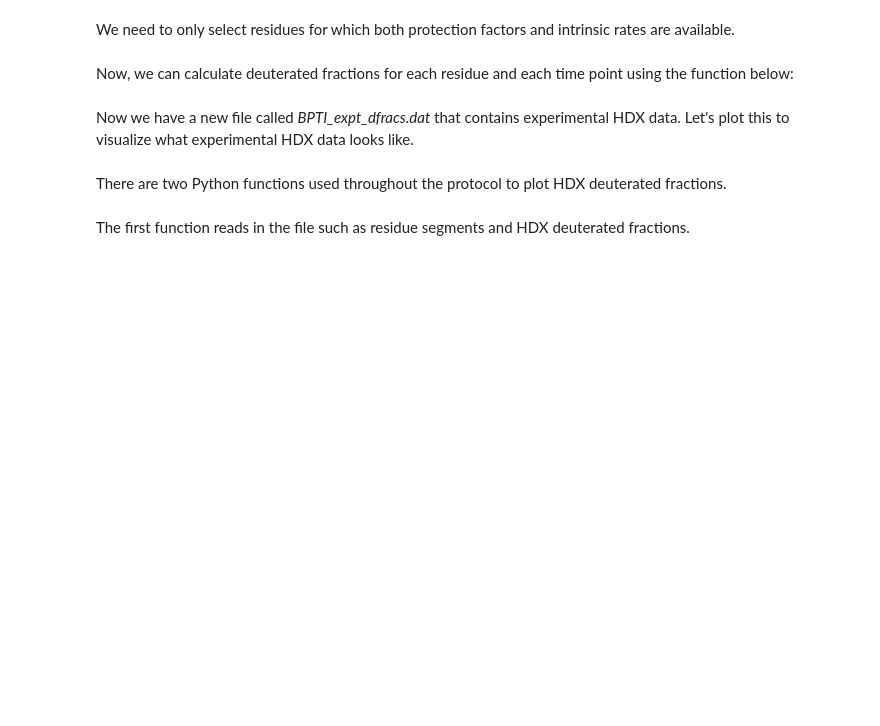
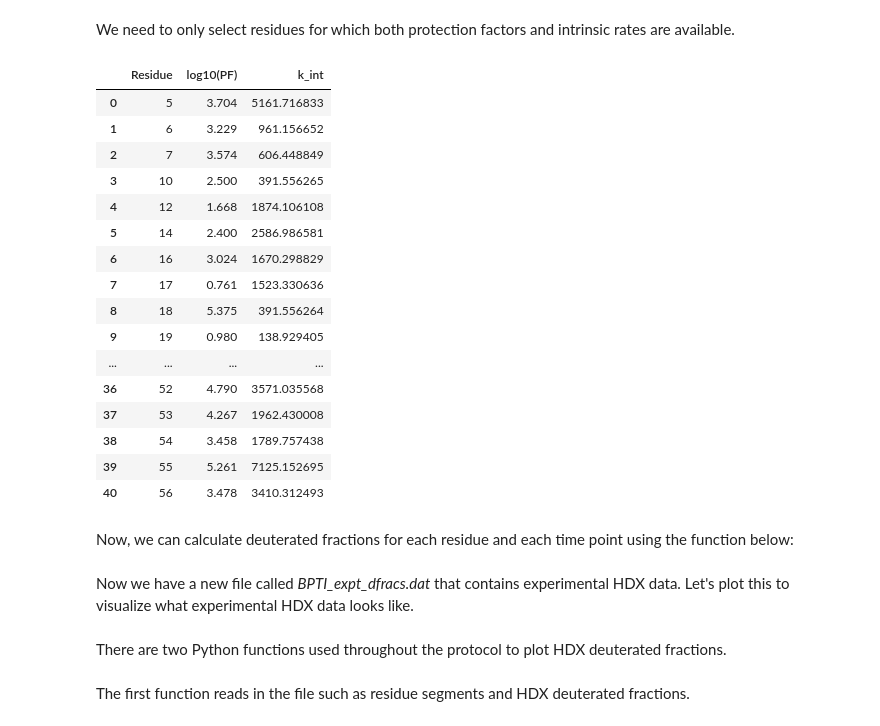
Before and after one commit to Lucy-Forrest-Lab/HDXer, a Jupyter notebook: protocol/notebooks/01_data_prep.ipynb, the cells around one changed output. Cells and saved outputs as stored; diff of their text form; code cells hidden in the pictures; blank space fills up the shorter version.

```diff
--- a/protocol/notebooks/01_data_prep.ipynb
+++ b/protocol/notebooks/01_data_prep.ipynb
@@ -85,7 +81,7 @@ mkdir $BPTI_PATH/expt_data
 The experimental HDX data for BPTI were first reported (in the articles above by Woodward and coworkers) as observed H-D exchange rate constants for each amide, measured by NMR. However, rate constants for individual residues were variously measured at different temperatures and pD values. Persson & Halle converted the observed rate constants to equivalent temperature and pH measurements, and then reported the same data as an experimental 'protection factor' for each residue. The protection factor (PF) is a unitless constant that describes the extent to which a residue's _intrinsic_ rate of exchange is modulated by the structure and dynamics of its environment. **HDXer** requires input experimental data formatted as peptide-segment deuterated fractions at given points in time, as this is the more frequent experimental observable from HDX-MS experiments. We must therefore convert these experimental protection factors to HDX deuterated fractions at given points in time. Let's first open and look at the original data.
 # %%
 # Load experimental protection factors
-expt_data = pd.read_csv(os.path.expandvars('$HDXER_PATH/protocol/expt_data/BPTI_expt_PFs.dat'),
+expt_data = pd.read_csv(os.path.expandvars('$HDXER_PATH/protocol/BPTI/BPTI_expt_data/BPTI_expt_PFs.dat'),
                         sep='\s+', skiprows=[0], header=None, names=['Residue', 'log10(PF)'])
 # %% [markdown]
 We can see how the experimental data is structured by looking at the first five rows. The first column is the residue number and the second column is the corresponding protection factor.
@@ -109,6 +123,5 @@ The intrinsic rate constants for each residue in BPTI depend upon the neighborin
 For now, let's read the intrinsic rates file, directly as one of the **calc_hdx.py** output files, and use it to calculate deuterated fractions.
 # %%
 # Load intrinsic rates
-rates = pd.read_csv(os.path.expandvars('$HDXER_PATH/protocol/calc_hdx/BPTI_Intrinsic_rates.dat'),
+rates = pd.read_csv(os.path.expandvars('$HDXER_PATH/protocol/BPTI/BPTI_calc_hdx/BPTI_Intrinsic_rates.dat'),
                     sep='\s+', skiprows=[0], header=None, names=['Residue', 'k_int'])
-rates.head()
@@ -120,3 +152,23 @@ expt_data.head()
+# %%
+expt_data
+# %% [output]
+|  | Residue | log10(PF) | k_int |
+| 0 | 5 | 3.704 | 5161.716833 |
+| 1 | 6 | 3.229 | 961.156652 |
+| 2 | 7 | 3.574 | 606.448849 |
+| 3 | 10 | 2.500 | 391.556265 |
+| 4 | 12 | 1.668 | 1874.106108 |
+| 5 | 14 | 2.400 | 2586.986581 |
+| 6 | 16 | 3.024 | 1670.298829 |
+| 7 | 17 | 0.761 | 1523.330636 |
+| 8 | 18 | 5.375 | 391.556264 |
+| 9 | 19 | 0.980 | 138.929405 |
+| ... | ... | ... | ... |
+| 36 | 52 | 4.790 | 3571.035568 |
+| 37 | 53 | 4.267 | 1962.430008 |
+| 38 | 54 | 3.458 | 1789.757438 |
+| 39 | 55 | 5.261 | 7125.152695 |
+| 40 | 56 | 3.478 | 3410.312493 |
 # %% [markdown]
 Now, we can calculate deuterated fractions for each residue and each time point using the function below:
 # %%
```
Also changed, not shown: parts of 5 cells of this notebook, 3 other files.
